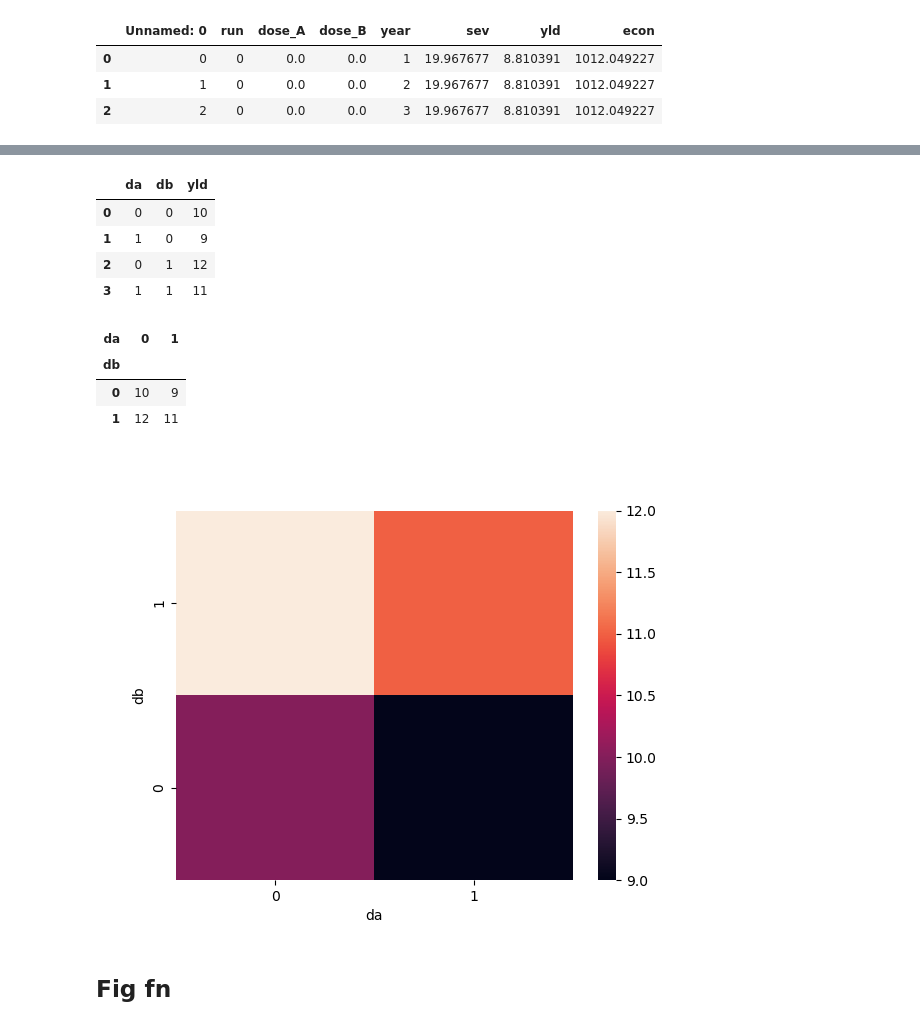
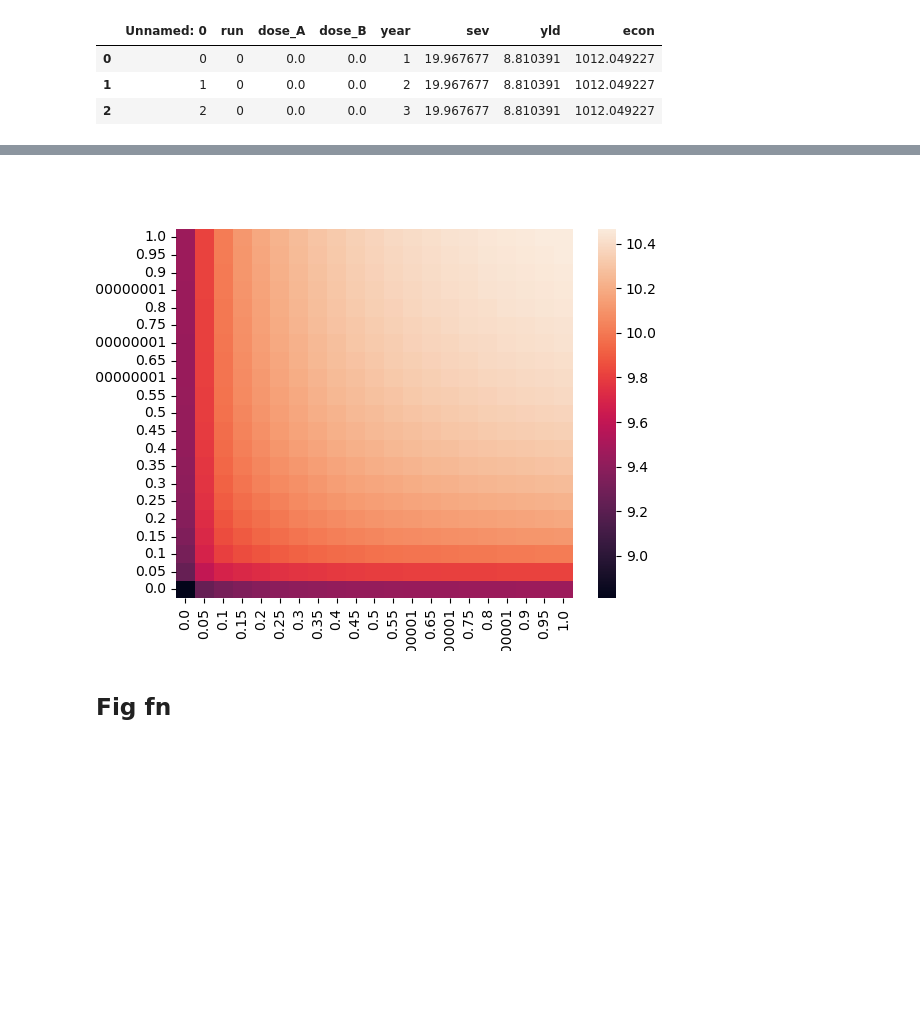
Before and after one commit to nt409/quant-res-doses, a Jupyter notebook: notebooks/102_fig2.ipynb, the cells around one changed output, grey strips where cells are left out. Saved outputs shown, nothing was run; the diff lists cells and outputs as text; code cells hidden in the pictures; blank space fills up the shorter version.

```diff
--- a/notebooks/102_fig2.ipynb
+++ b/notebooks/102_fig2.ipynb
@@ -91,42 +92,15 @@ df_use
 # %%
+f, ax = plt.subplots()
+
 sns.heatmap(
-    data=df_use.pivot(index='dose_B', columns='dose_A', values='yld'
+    data=df_use.pivot(index='dose_B', columns='dose_A', values='yld'),
+    ax=ax,
+    # annot=True
 )
+
+ax.invert_yaxis()
+# %% [output]
+[figure, added]
-# %%
-df = pd.DataFrame(
-    dict(
-        da=[0,1,0,1],
-        db=[0,0,1,1],
-        yld=[10,9,12,11],
-    )
-)
-
-df
-# %% [output]
-|  | da | db | yld |
-| 0 | 0 | 0 | 10 |
-| 1 | 1 | 0 | 9 |
-| 2 | 0 | 1 | 12 |
-| 3 | 1 | 1 | 11 |
-# %%
-df2 = df.pivot(index='db', columns='da', values='yld')
-df2
-# %% [output]
-| da | 0 | 1 |
-| db |  |  |
-| 0 | 10 | 9 |
-| 1 | 12 | 11 |
-# %%
-f, ax = plt.subplots()
-
-sns.heatmap(
-    data=df2,
-    ax=ax
-)
-
-ax.invert_yaxis()
-# %% [output]
-[figure, removed]
 # %% [markdown]
 ## Fig fn
 # %%
```
Also changed, not shown: parts of 1 cell of this notebook, 1 other file.
